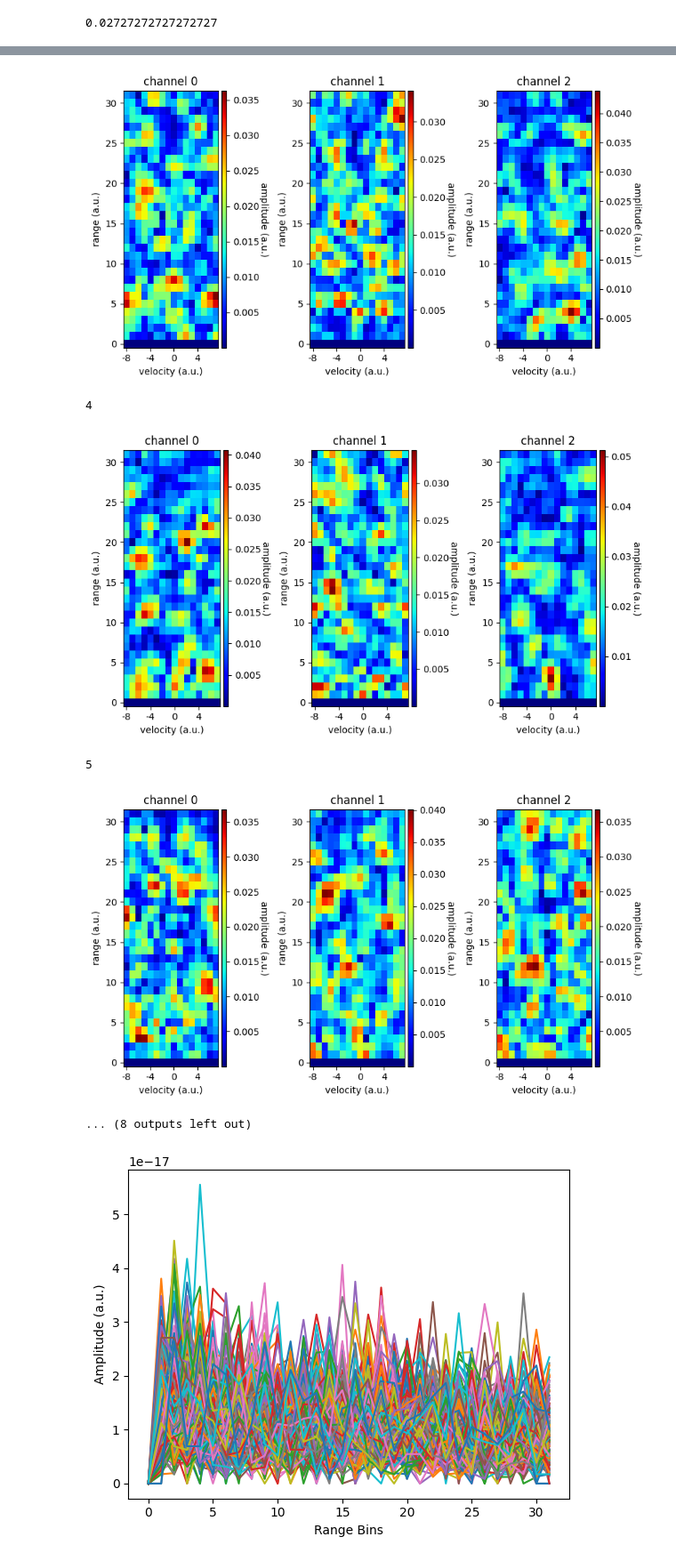
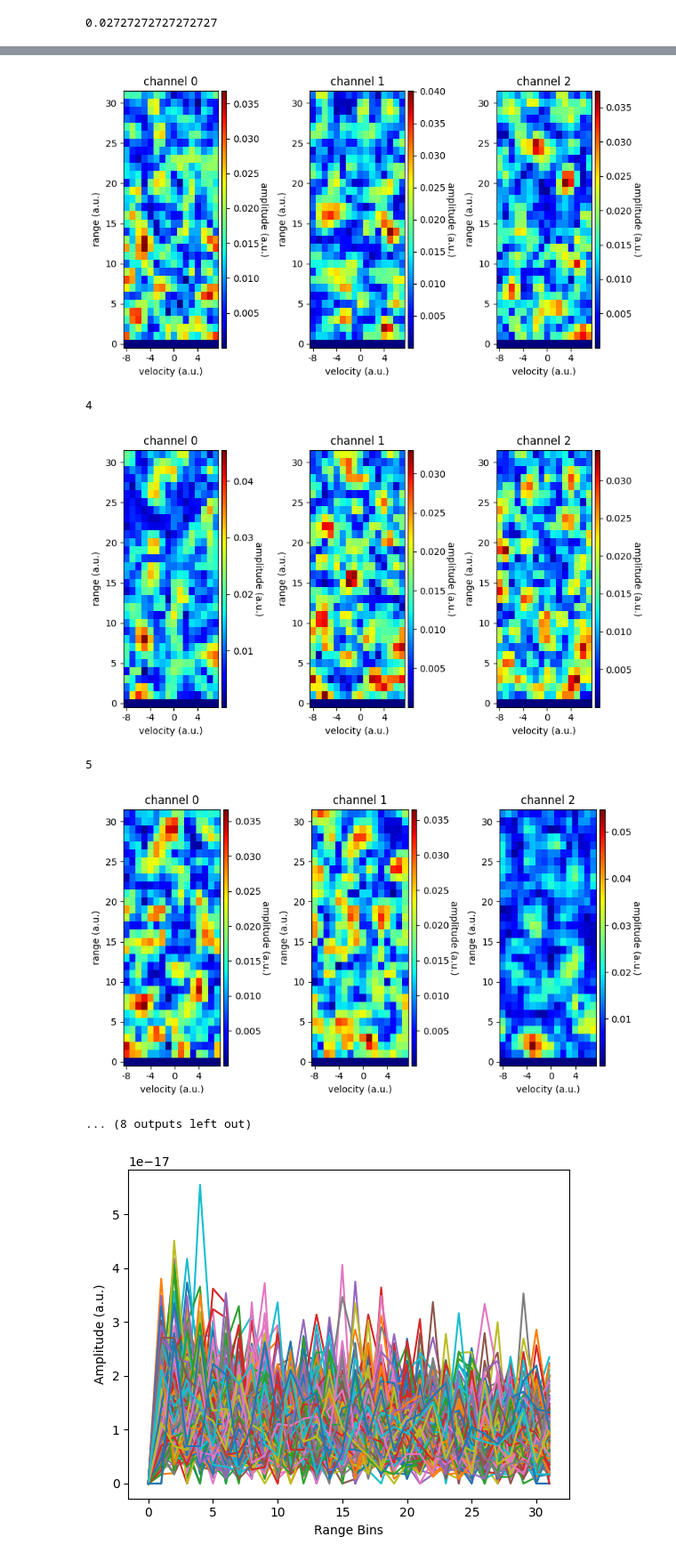
Before and after one commit to StergiousAji/mmFace-3D-Face-Recognition-using-RGB-and-mmWave-Radar, a Jupyter notebook: src/Soli/soli_realsense/test.ipynb, the cells around one changed output, grey strips where cells are left out. Shown at 89% size. Saved outputs shown, nothing was run; the diff lists cells and outputs as text; code cells hidden in the pictures.

```diff
--- a/src/Soli/soli_realsense/test.ipynb
+++ b/src/Soli/soli_realsense/test.ipynb
@@ -149,7 +149,7 @@ def plot_crd_data(crd_data, path=""):
         plt.show()
         # plt.close()
 
-subject = 16
+subject = 5
 experiment = 0
 with open(f"data/{subject}/{subject}-{experiment}_radar.json", "r") as radar_json:
     radar = json.load(radar_json)
@@ -179,9 +179,9 @@ plot_crd_data(crd_data[:10])
 3
-[figure, old version]
+[figure, new version]
 4
-[figure, old version]
+[figure, new version]
 5
-[figure, old version]
+[figure, new version]
 ... (8 outputs left out)
 # %%
 # plt.plot(np.abs(np.sum(crd_data[3], axis=2))[0])
```
Also changed, not shown: parts of 2 cells of this notebook, 4 other files.
